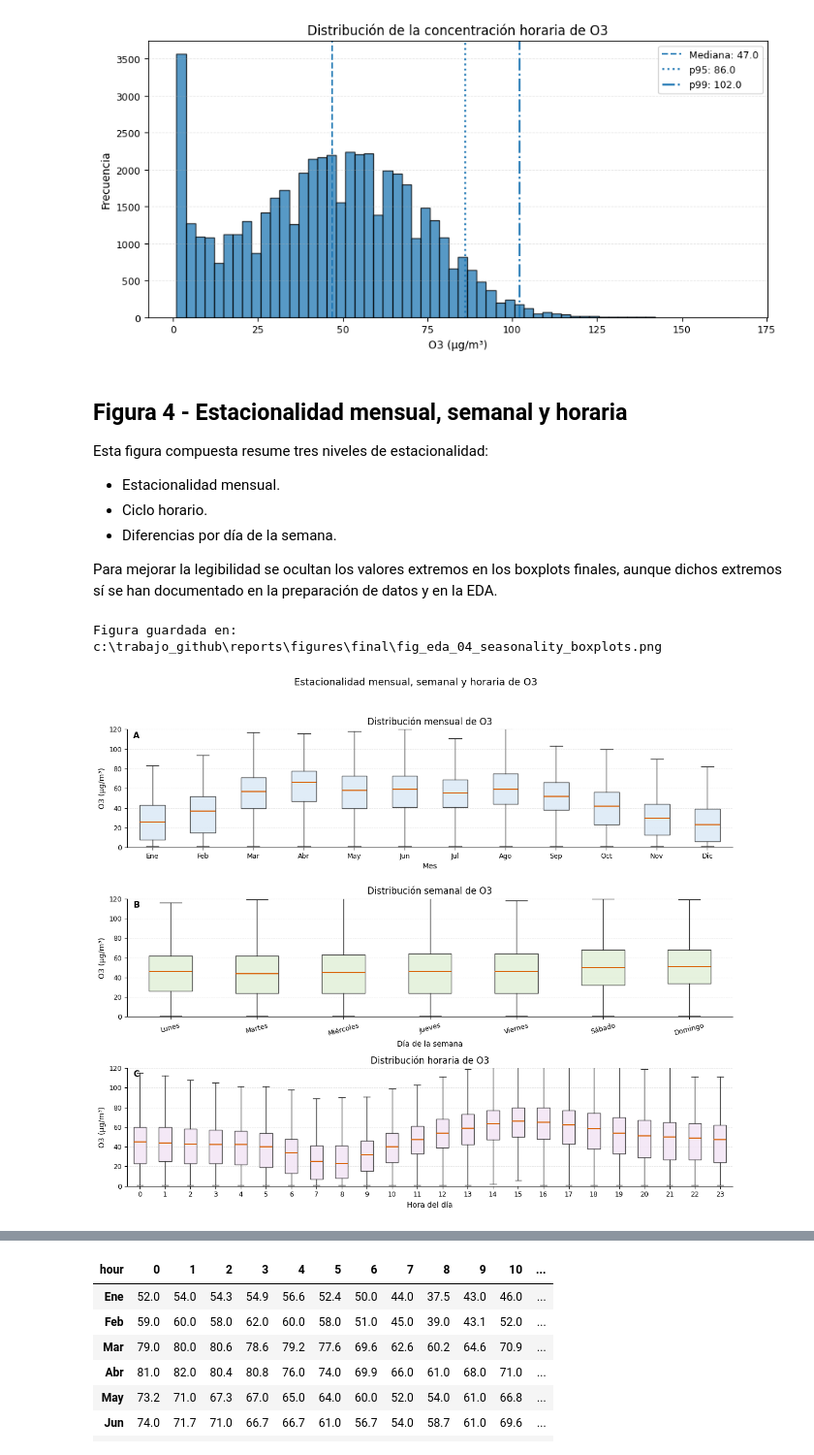
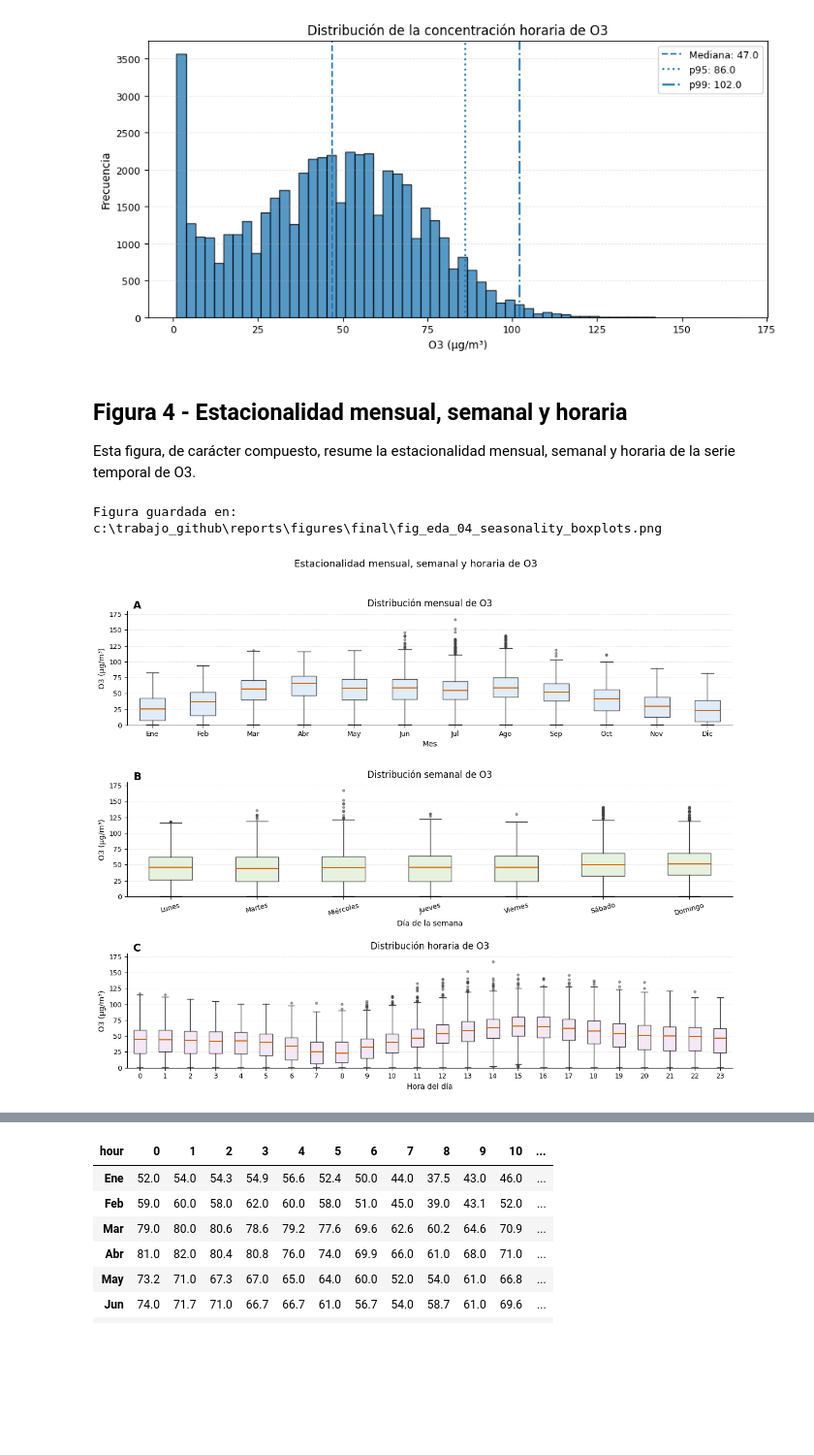
Before and after one commit to hipenation2142/trabajo, a Jupyter notebook: notebooks/01b_eda_final_figures.ipynb, the cells around one changed output, grey strips where cells are left out. Shown at 97% size. Cells and saved outputs as stored; diff of their text form; code cells hidden in the pictures; blank space fills up the shorter version.

```diff
--- a/notebooks/01b_eda_final_figures.ipynb
+++ b/notebooks/01b_eda_final_figures.ipynb
@@ -37,7 +37,12 @@ pd.set_option("display.max_columns", 100)
 pd.set_option("display.max_rows", 100)
 # %%
 def find_project_root(start: Path | None = None) -> Path:
-    """Busca la raíz del proyecto partiendo del directorio actual."""
+    """Busca la raíz del proyecto partiendo del directorio actual.
+
+    Esta función evita depender de rutas absolutas locales. Así, el notebook puede
+    ejecutarse aunque el repositorio esté guardado en otra carpeta o se abra desde
+    un directorio diferente dentro del proyecto.
+    """
     start = Path.cwd() if start is None else start
 
     for candidate in [start, *start.parents]:
@@ -46,18 +51,21 @@ def find_project_root(start: Path | None = None) -> Path:
 
     raise FileNotFoundError("No se ha podido localizar la raíz del proyecto.")
 
-
+# Se utiliza la función definida para localizar automáticamente el directorio raíz del repositorio.
 PROJECT_ROOT = find_project_root()
 
+# Conjunto de datos procesado que se generará a partir del conjunto de datos bruto.
 PROCESSED_DATA_PATH = PROJECT_ROOT / "data" / "processed" / "o3_hourly.parquet"
 
+# Directorios donde se guardarán las tablas y figuras generadas durante la EDA.
 TABLES_DIR = PROJECT_ROOT / "reports" / "tables"
 FIGURES_FINAL_DIR = PROJECT_ROOT / "reports" / "figures" / "final"
 
+# Se comprueba, adicionalmente, que los directorios de salida existan.
 TABLES_DIR.mkdir(parents=True, exist_ok=True)
 FIGURES_FINAL_DIR.mkdir(parents=True, exist_ok=True)
 
-print(f"Raíz del proyecto:       {PROJECT_ROOT}")
-print(f"Dataset horario base:    {PROCESSED_DATA_PATH}")
+print(f"Raíz del proyecto: {PROJECT_ROOT}")
+print(f"Dataset horario base: {PROCESSED_DATA_PATH}")
 print(f"Carpeta figuras finales: {FIGURES_FINAL_DIR}")
 # %% [output]
@@ -472,13 +484,7 @@ Figura guardada en: c:\trabajo_github\reports\figures\final\fig_eda_03_o3_distri
 # %% [markdown]
 ## Figura 4 - Estacionalidad mensual, semanal y horaria
 
-Esta figura compuesta resume tres niveles de estacionalidad:
-
-- Estacionalidad mensual.
-- Ciclo horario.
-- Diferencias por día de la semana.
-
-Para mejorar la legibilidad se ocultan los valores extremos en los boxplots finales, aunque dichos extremos sí se han documentado en la preparación de datos y en la EDA.
+Esta figura, de carácter compuesto, resume la estacionalidad mensual, semanal y horaria de la serie temporal de O3.
 # %%
 monthly_boxplot_data = [
     observed_df.loc[observed_df["month"] == month, "o3"].to_numpy()
@@ -495,6 +501,18 @@ hourly_boxplot_data = [
     for hour in range(24)
 ]
 
+def add_panel_label(ax: plt.Axes, label: str) -> None:
+    ax.text(
+        0.01,
+        1.09,
+        label,
+        transform=ax.transAxes,
+        fontsize=14,
+        fontweight="bold",
+        va="top",
+        ha="left",
+    )
+
 
 def draw_styled_boxplot(
     ax: plt.Axes,
@@ -508,7 +526,7 @@ def draw_styled_boxplot(
     ax.boxplot(
         data,
         tick_labels=labels,
-        showfliers=False,
+        showfliers=True,
         patch_artist=True,
         boxprops={
             "facecolor": facecolor,
@@ -528,27 +546,30 @@ def draw_styled_boxplot(
             "color": "#333333",
             "linewidth": 1.0,
         },
+        flierprops={
+            "marker": "o",
+            "markersize": 3,
+            "markerfacecolor": "#444444",
+            "markeredgecolor": "#444444",
+            "alpha": 0.45,
+        },
     )
 
     ax.set_title(title)
     ax.set_xlabel(xlabel)
     ax.set_ylabel("O3 (µg/m³)")
-
-    # Light horizontal grid to improve readability without cluttering the figure.
     ax.grid(axis="y", linestyle="--", linewidth=0.6, alpha=0.35)
-
-    # Remove unnecessary borders for a cleaner publication-style figure.
     ax.spines["top"].set_visible(False)
     ax.spines["right"].set_visible(False)
 
 
 fig, axes = plt.subplots(3, 1, figsize=(12, 10), sharey=True)
 
-# A common y-limit makes the three panels directly comparable.
-upper_y = np.ceil(observed_df["o3"].quantile(0.995) / 10) * 10
+max_o3 = observed_df["o3"].max()
+upper_y = np.ceil(max_o3 * 1.05 / 10) * 10
 upper_y = max(upper_y, 120)
 
-# Panel A: monthly seasonality.
+# Panel A: Estacionalidad mensual.
 draw_styled_boxplot(
     ax=axes[0],
     data=monthly_boxplot_data,
@@ -559,42 +580,43 @@ draw_styled_boxplot(
 )
 add_panel_label(axes[0], "A")
 
-# Panel B: weekly seasonality.
+# Panel B: Estacionalidad semanal.
 draw_styled_boxplot(
     ax=axes[1],
     data=weekday_boxplot_data,
     labels=WEEKDAY_LABELS,
     title="Distribución semanal de O3",
     xlabel="Día de la semana",
     facecolor="#e2f0d9",
 )
 axes[1].tick_params(axis="x", rotation=15)
 add_panel_label(axes[1], "B")
 
-# Panel C: hourly seasonality.
+# Panel C: Estacionalidad horaria.
 draw_styled_boxplot(
     ax=axes[2],
     data=hourly_boxplot_data,
     labels=[str(hour) for hour in range(24)],
     title="Distribución horaria de O3",
     xlabel="Hora del día",
     facecolor="#f3e5f5",
 )
 add_panel_label(axes[2], "C")
 
 for ax in axes:
     ax.set_ylim(0, upper_y)
 
 fig.suptitle("Estacionalidad mensual, semanal y horaria de O3", y=0.995)
 
 fig.tight_layout(rect=(0, 0, 1, 0.97))
+fig.subplots_adjust(hspace=0.5)
 
 save_final_figure(fig, "fig_eda_04_seasonality_boxplots.png")
 
 plt.show()
 # %% [output]
 Figura guardada en: c:\trabajo_github\reports\figures\final\fig_eda_04_seasonality_boxplots.png
-[figure, old version]
+[figure, new version]
 # %% [markdown]
 ## Figura 5 - Percentil 90 de O3 por mes y hora
 
```
Also changed, not shown: parts of 23 cells of this notebook, 9 other files.
